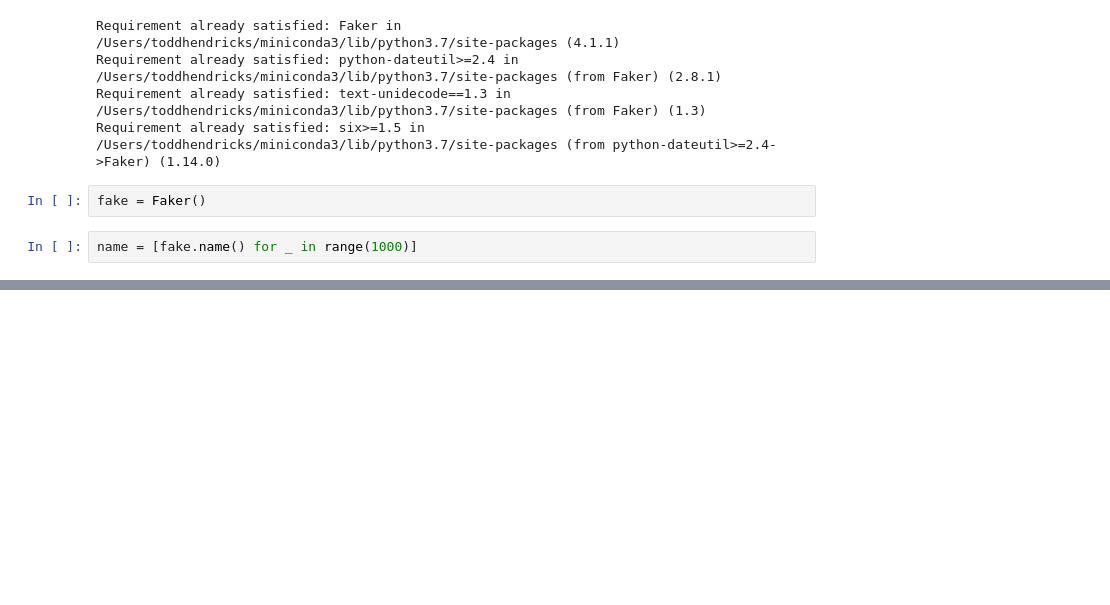
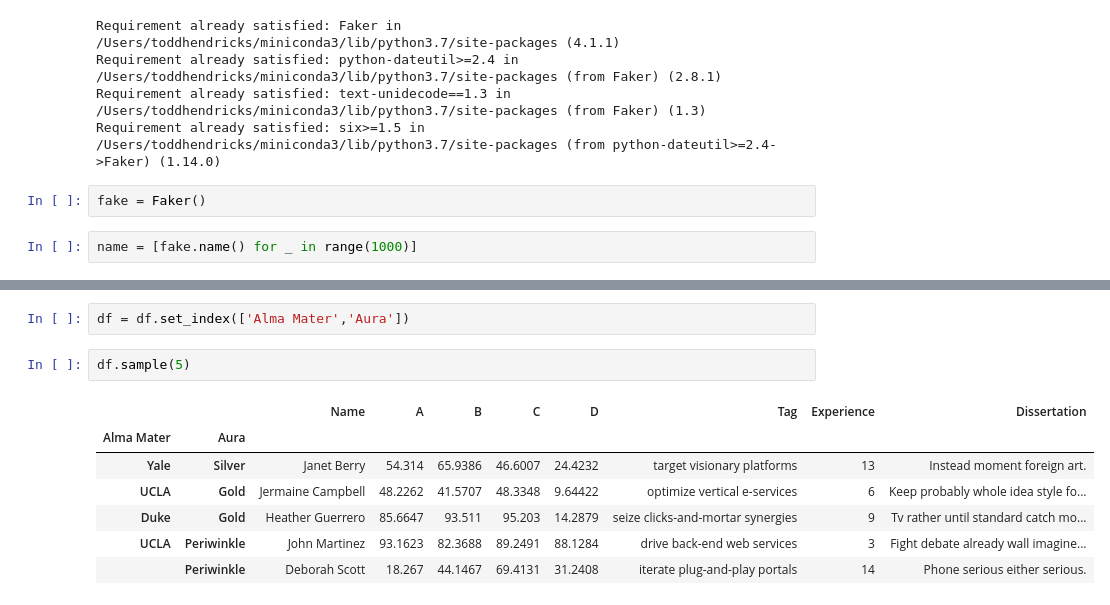
Before and after one commit to tahentx/pv_workbook, a Jupyter notebook: datascience/misc/pandas_practice.ipynb, the cells around one changed output, grey strips where cells are left out. Cells and saved outputs as stored; diff of their text form; blank space fills up the shorter version.

```diff
--- a/datascience/misc/pandas_practice.ipynb
+++ b/datascience/misc/pandas_practice.ipynb
@@ -44,0 +60,12 @@ df.
+# %%
+df = df.set_index(['Alma Mater','Aura'])
+# %%
+df.sample(5)
+# %% [output]
+|  |  | Name | A | B | C | D | Tag | Experience | Dissertation |
+| Alma Mater | Aura |  |  |  |  |  |  |  |  |
+| Yale | Silver | Janet Berry | 54.314 | 65.9386 | 46.6007 | 24.4232 | target visionary platforms | 13 | Instead moment foreign art. |
+| UCLA | Gold | Jermaine Campbell | 48.2262 | 41.5707 | 48.3348 | 9.64422 | optimize vertical e-services | 6 | Keep probably whole idea style fo... |
+| Duke | Gold | Heather Guerrero | 85.6647 | 93.511 | 95.203 | 14.2879 | seize clicks-and-mortar synergies | 9 | Tv rather until standard catch mo... |
+| UCLA | Periwinkle | John Martinez | 93.1623 | 82.3688 | 89.2491 | 88.1284 | drive back-end web services | 3 | Fight debate already wall imagine... |
+|  | Periwinkle | Deborah Scott | 18.267 | 44.1467 | 69.4131 | 31.2408 | iterate plug-and-play portals | 14 | Phone serious either serious. |
```
Also changed, not shown: parts of 8 cells of this notebook.
